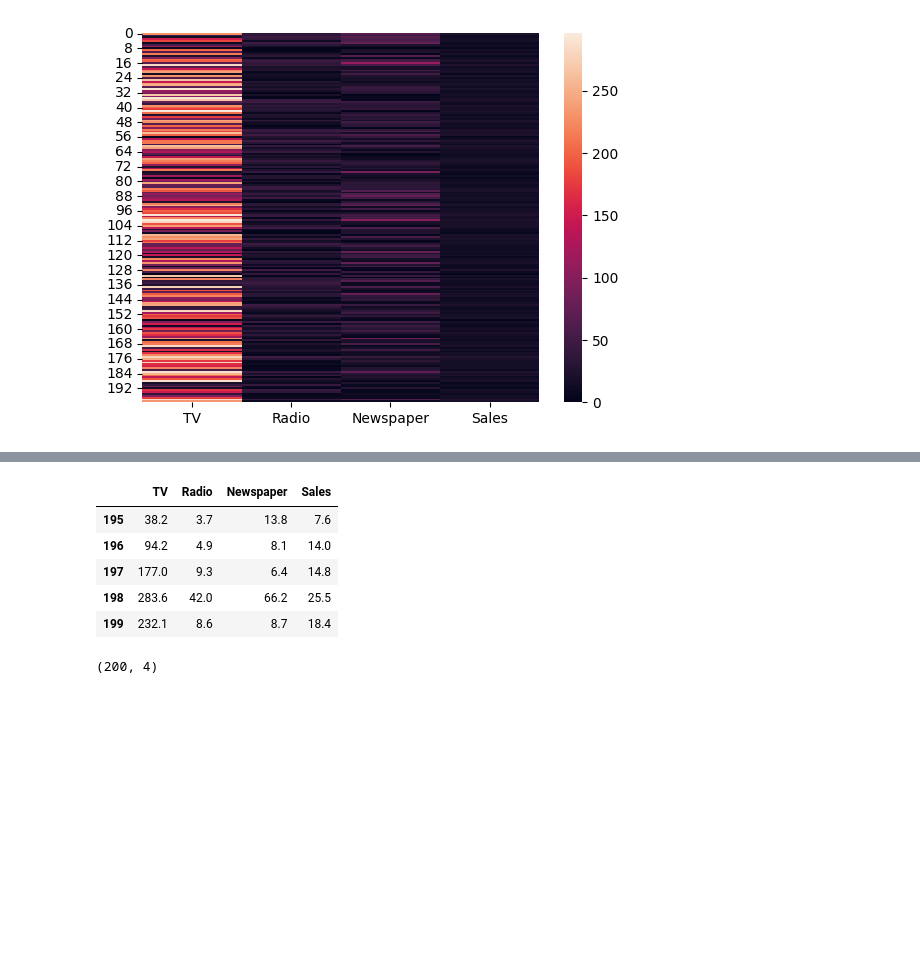
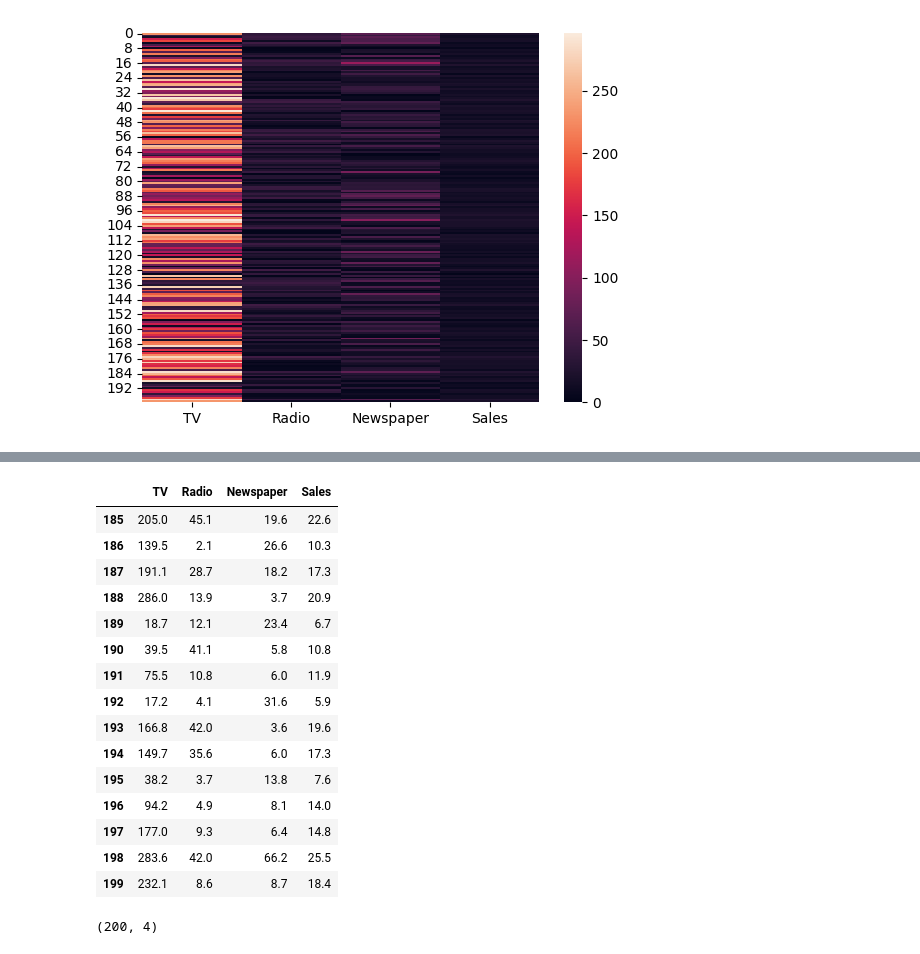
Before and after one commit to AshishKumarSingh03/DS_Internship_Learnsmasher, a Jupyter notebook: Future_sales_prediction.ipynb, the cells around one changed output, grey strips where cells are left out. Cells and saved outputs as stored; diff of their text form; code cells hidden in the pictures; blank space fills up the shorter version.

```diff
--- a/Future_sales_prediction.ipynb
+++ b/Future_sales_prediction.ipynb
@@ -50,7 +71,17 @@ data.head() # top 5  rows of the data set
 # %%
-data.tail() # 5 rows from the bottom
+data.tail(15) # 15 rows from the bottom
 # %% [output]
 |  | TV | Radio | Newspaper | Sales |
+| 185 | 205.0 | 45.1 | 19.6 | 22.6 |
+| 186 | 139.5 | 2.1 | 26.6 | 10.3 |
+| 187 | 191.1 | 28.7 | 18.2 | 17.3 |
+| 188 | 286.0 | 13.9 | 3.7 | 20.9 |
+| 189 | 18.7 | 12.1 | 23.4 | 6.7 |
+| 190 | 39.5 | 41.1 | 5.8 | 10.8 |
+| 191 | 75.5 | 10.8 | 6.0 | 11.9 |
+| 192 | 17.2 | 4.1 | 31.6 | 5.9 |
+| 193 | 166.8 | 42.0 | 3.6 | 19.6 |
+| 194 | 149.7 | 35.6 | 6.0 | 17.3 |
 | 195 | 38.2 | 3.7 | 13.8 | 7.6 |
 | 196 | 94.2 | 4.9 | 8.1 | 14.0 |
 | 197 | 177.0 | 9.3 | 6.4 | 14.8 |
```
Also changed, not shown: parts of 24 cells of this notebook.
